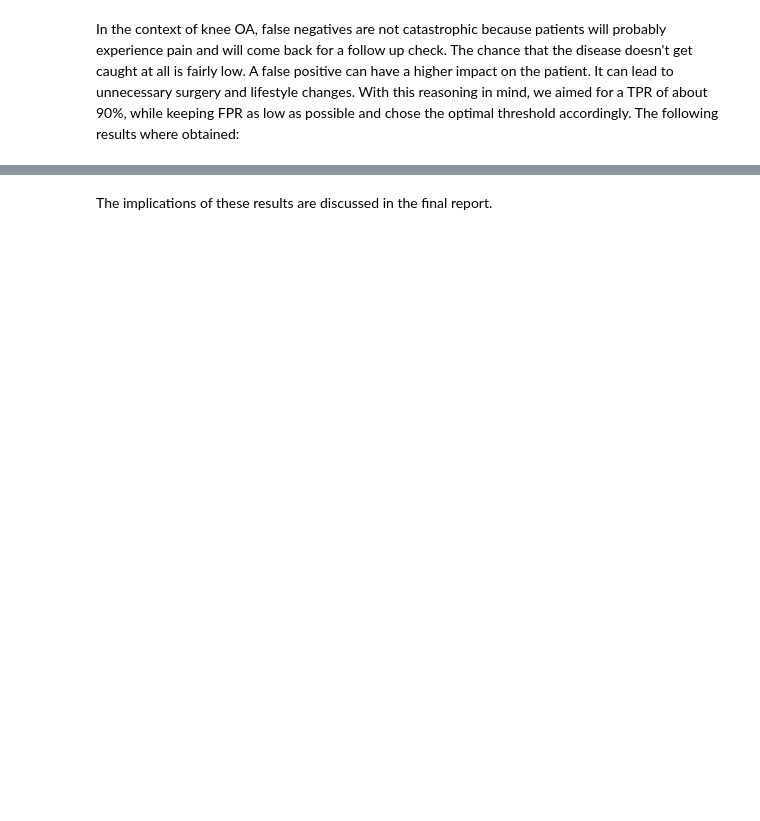
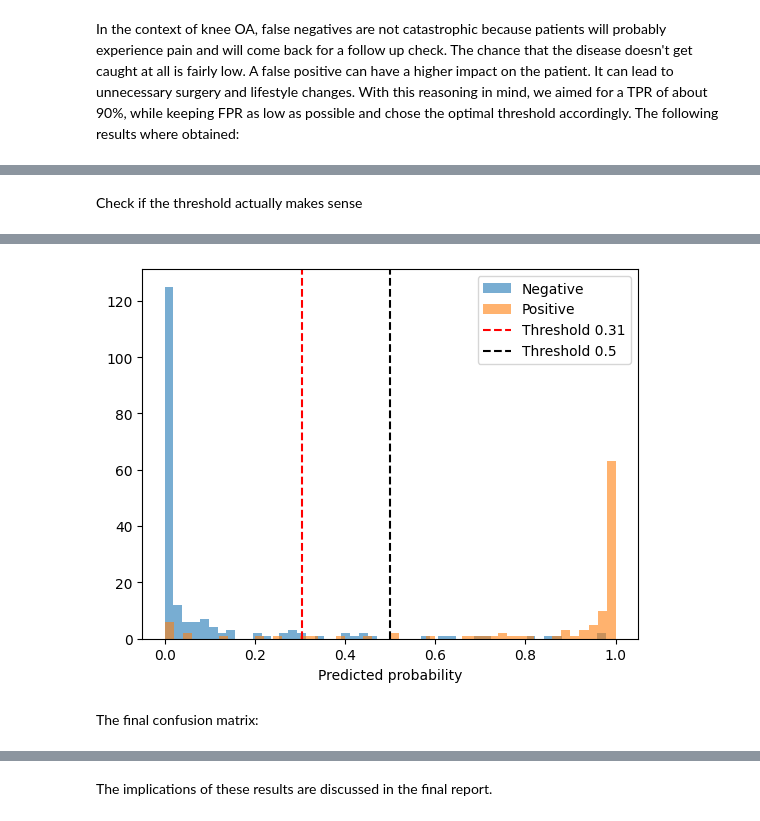
Before and after one commit to tobedebrabander/ai-project-deep-learning, a Jupyter notebook: baseline.ipynb, the cells around one changed output, grey strips where cells are left out. Saved outputs shown, nothing was run; the diff lists cells and outputs as text; code cells hidden in the pictures; blank space fills up the shorter version.

```diff
--- a/baseline.ipynb
+++ b/baseline.ipynb
@@ -384,0 +391,17 @@ Specificity: 0.8125
+# %% [markdown]
+Check if the threshold actually makes sense
+# %%
+y_pred = model_final.predict(X_test).flatten()
+
+# Separate predictions by true class
+pos_preds = y_pred[y_test == 1]
+neg_preds = y_pred[y_test == 0]
+
+plt.hist(neg_preds, bins=50, alpha=0.6, label="Negative")
+plt.hist(pos_preds, bins=50, alpha=0.6, label="Positive")
+plt.axvline(x=best_threshold, color='red', linestyle='--', label=f"Threshold {best_threshold:.2f}")
+plt.axvline(x=0.5, color='black', linestyle='--', label="Threshold 0.5")
+plt.xlabel("Predicted probability")
+plt.legend()
+plt.show()
+# %% [output]
@@ -385,3 +409,6 @@ Specificity: 0.8125
+[figure, added]
+# %% [markdown]
+The final confusion matrix:
 # %%
 y_pred = (y_pred_prob > best_threshold).astype(int)
 plot_confusion_matrix(y_test, y_pred, title=f"Baseline model - Confusion Matrix, threshold={best_threshold:.4f}")
```
Also changed, not shown: parts of 16 cells of this notebook.
